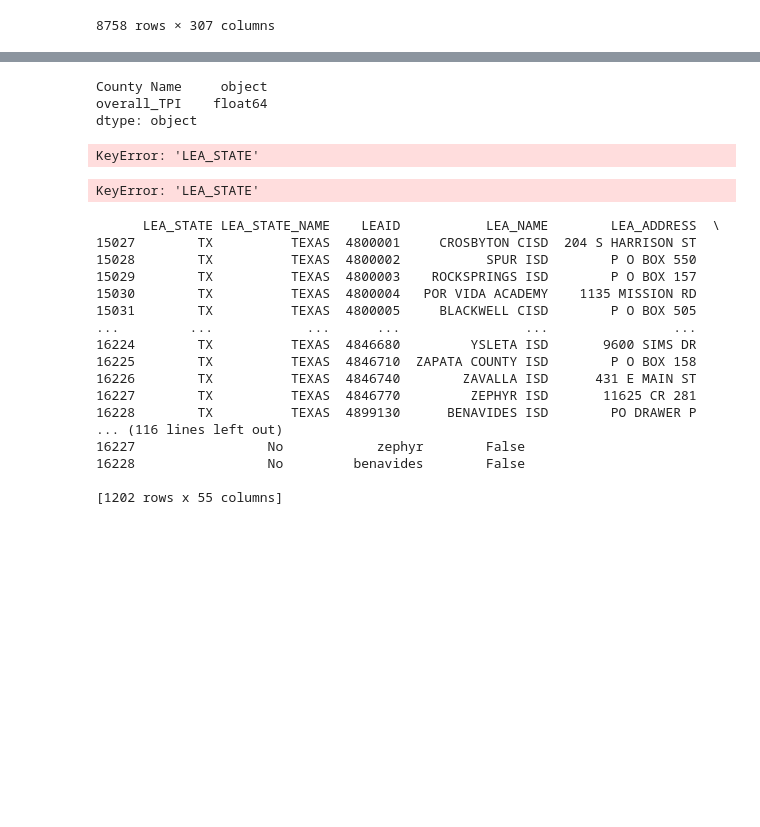
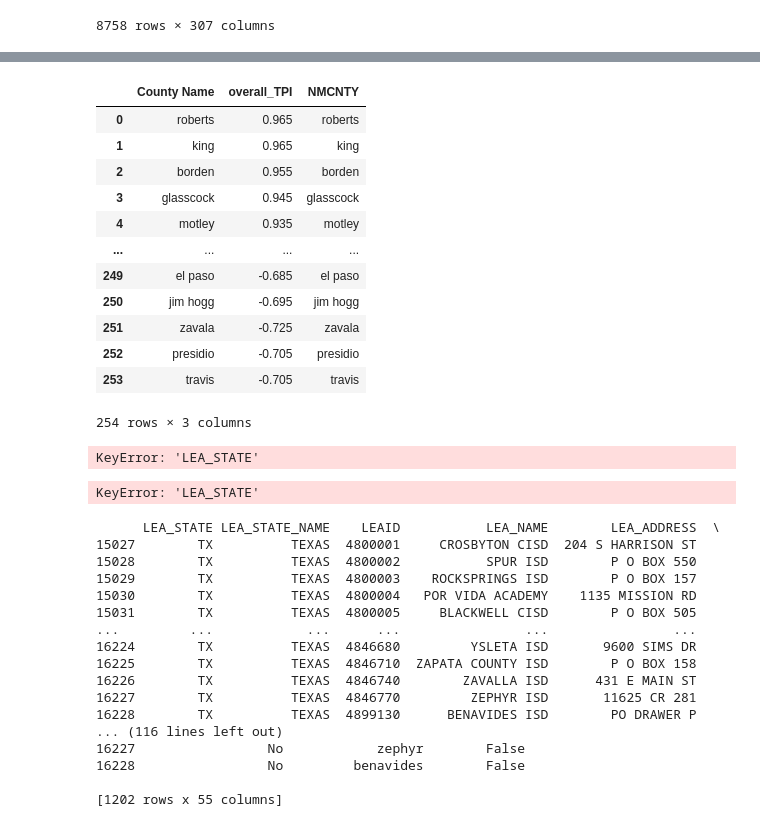
Before and after one commit to sanions/bookbans, a Jupyter notebook: table_creation.ipynb, the cells around one changed output, grey strips where cells are left out. Cells and saved outputs as stored; diff of their text form; code cells hidden in the pictures; blank space fills up the shorter version.

```diff
--- a/table_creation.ipynb
+++ b/table_creation.ipynb
@@ -185,9 +197,19 @@ test.sort_values(by="overall_TPI")
 # %%
-df_result.dtypes
+df_result
 # %% [output]
+|  | County Name | overall_TPI | NMCNTY |
+| 0 | roberts | 0.965 | roberts |
+| 1 | king | 0.965 | king |
+| 2 | borden | 0.955 | borden |
+| 3 | glasscock | 0.945 | glasscock |
+| 4 | motley | 0.935 | motley |
+| ... | ... | ... | ... |
+| 249 | el paso | -0.685 | el paso |
+| 250 | jim hogg | -0.695 | jim hogg |
+| 251 | zavala | -0.725 | zavala |
+| 252 | presidio | -0.705 | presidio |
+| 253 | travis | -0.705 | travis |
-County Name     object
-overall_TPI    float64
-dtype: object
+254 rows × 3 columns
 # %%
 # Instead of merging, create a binary variable where a column exists
 lea["banned_books"] = np.where((lea['LEA_NAME'].isin(books['matched_name'])) & (lea['LEA_STATE_NAME'].isin(books['STATE'])), True, False)
```
Also changed, not shown: parts of 5 cells of this notebook.
